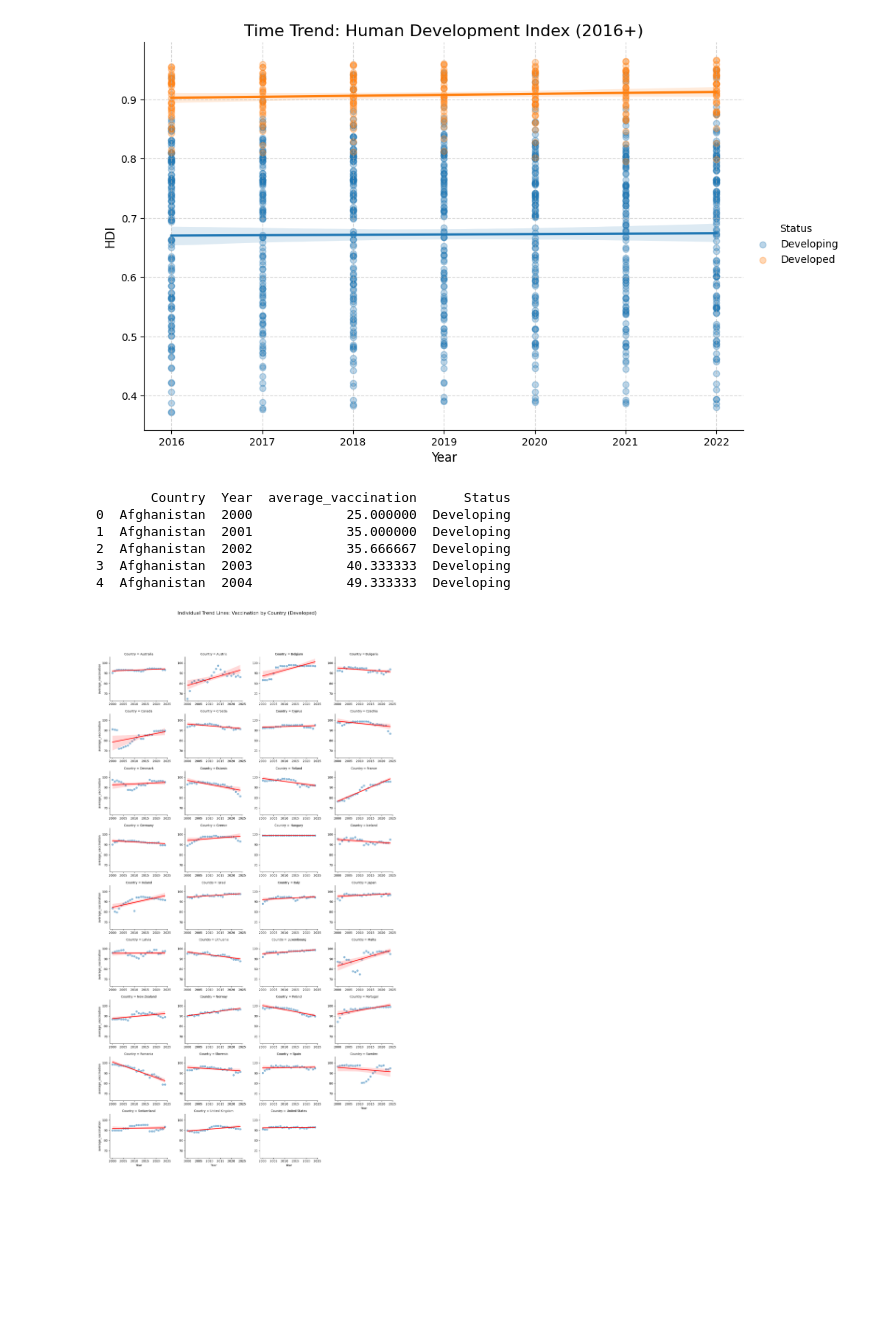
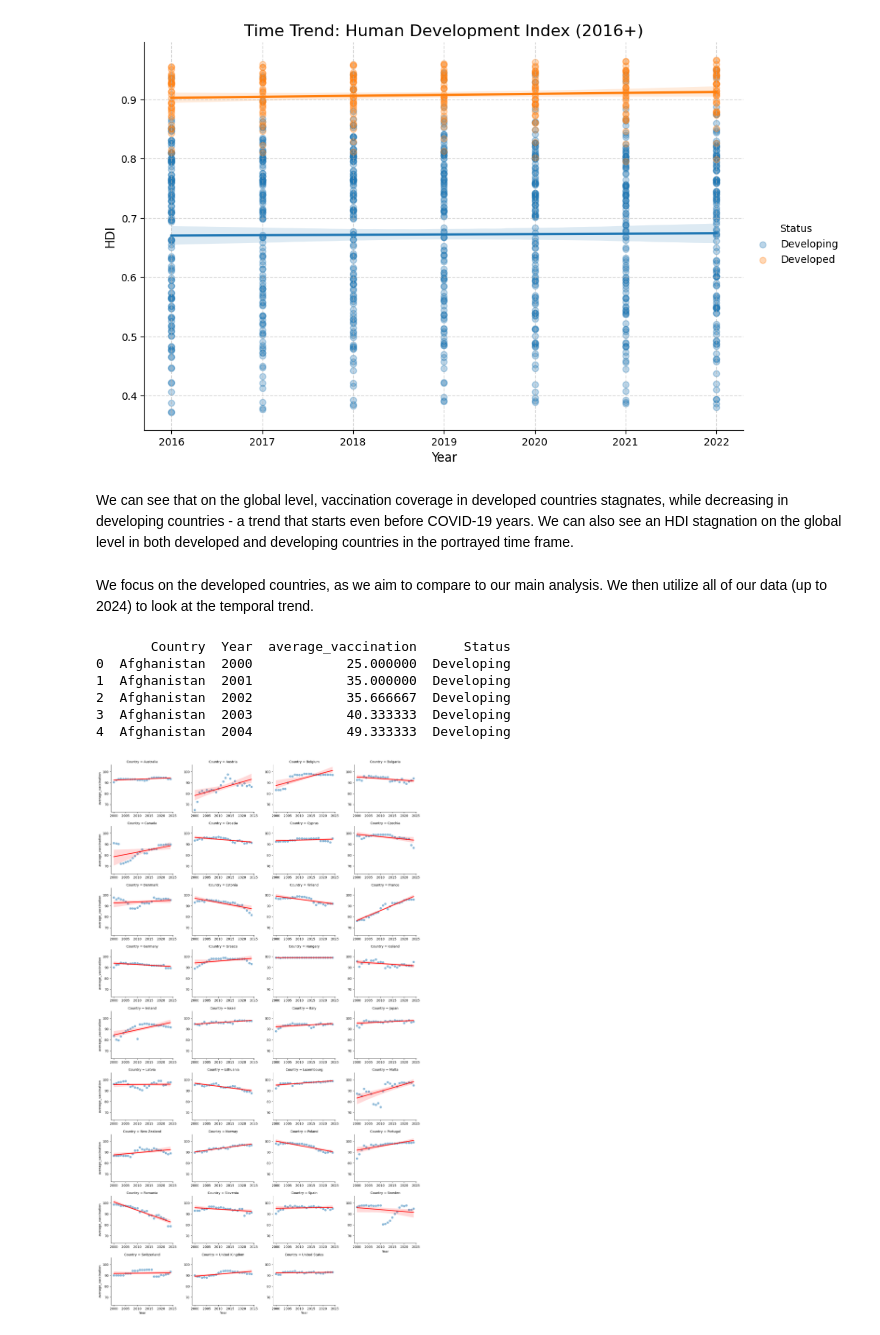
Before and after one commit to ShazaAbdallah/Data-management-236003, a Jupyter notebook: Project/project-updated.ipynb, the cells around one changed output. Cells and saved outputs as stored; diff of their text form; code cells hidden in the pictures; blank space fills up the shorter version.

```diff
--- a/Project/project-updated.ipynb
+++ b/Project/project-updated.ipynb
@@ -356,6 +395,4 @@ plt.show()
 # %%
-import os
-
 file_map = {
     'DTP3.csv': 'DTP3',
     'HepB3.csv': 'HepB3',
@@ -366,14 +403,10 @@ file_map = {
 final_df = None
 
 for filename, vacc_name in file_map.items():
-    # Check if file exists to prevent errors
     if os.path.exists(filename):
-        print(f"Processing {filename}...")
-
-        # 2. READ THE NEW RAW DATA
         temp_df = pd.read_csv(filename)
 
-        # 3. SELECT & RENAME COLUMNS
+        # SELECT & RENAME COLUMNS
         # The new WHO files use specific column headers:
         # 'Location' -> Country
         # 'Period'   -> Year
@@ -381,8 +414,7 @@ for filename, vacc_name in file_map.items():
         df_clean = temp_df[['Location', 'Period', 'FactValueNumeric']].copy()
         df_clean.columns = ['Country', 'Year', vacc_name]
 
-        # 4. STANDARDISATION FIXES (Crucial for merging!)
-        # Fix "United States" so it matches your other datasets
+        # Country name fixes
         df_clean['Country'] = df_clean['Country'].replace(
             "United States of America", "United States"
         )
@@ -390,27 +422,19 @@ for filename, vacc_name in file_map.items():
             "United Kingdom of Great Britain and Northern Ireland", "United Kingdom"
         )
 
-        # Add other renames here if needed (e.g., "Bolivia (Plurinational State of)" -> "Bolivia")
-
-        # 5. MERGE
+        # Merge
         if final_df is None:
             final_df = df_clean
         else:
-            # Outer join ensures we keep all data even if years/countries don't match perfectly
-            final_df = pd.merge(final_df, df_clean, on=['Country', 'Year'], how='outer')
+            final_df = pd.merge(final_df, df_clean, on=['Country', 'Year'], how='inner')
 
-# 6. FINALIZE
 if final_df is not None:
     # Sort by Country and Year
     final_df = final_df.sort_values(['Country', 'Year']).reset_index(drop=True)
 
-    # Calculate Average Vaccination (optional, if you have multiple vaccines)
+    # Calculate Average Vaccination Rates
     vaccine_cols = list(file_map.values())
     final_df['average_vaccination'] = final_df[vaccine_cols].replace(0, np.nan).mean(axis=1)
 
-    print("\nSuccess! Data Preview:")
     print(final_df.head())
-    print(f"Years covered: {final_df['Year'].min()} to {final_df['Year'].max()}")
-else:
-    print("No files processed. Check your filenames.")
 # %% [output]
@@ -589,6 +583,11 @@ plt.show()
 # %% [output]
 [figure]
 [figure]
+# %% [markdown]
+We can see that on the global level, vaccination coverage in developed countries stagnates, while decreasing in developing countries - a trend that starts even before COVID-19 years.
+We can also see an HDI stagnation on the global level in both developed and developing countries in the portrayed time frame.
+# %% [markdown]
+We focus on the developed countries, as we aim to compare to our main analysis. We then utilize all of our data (up to 2024) to look at the temporal trend.
 # %%
 df_status = df[['Country', 'Status']].drop_duplicates()
 
@@ -611,33 +610,27 @@ print(df_all_years_with_status.head())
 3  Afghanistan  2003            40.333333  Developing
 4  Afghanistan  2004            49.333333  Developing
 # %%
-import matplotlib.pyplot as plt
-import seaborn as sns
-import numpy as np
-
 df_developed = df_all_years_with_status[df_all_years_with_status['Status'] == 'Developed'].copy()
-df_developed['average_vaccination'] = df_developed['average_vaccination'].replace(0, np.nan)
 
 g = sns.lmplot(
     data=df_developed,
     x='Year',
     y='average_vaccination',
     col='Country',
     col_wrap=4,
     height=3,
     aspect=1.2,
     line_kws={'color': 'red'},
     scatter_kws={'alpha': 0.5}
 )
 
 
 for ax in g.axes.flatten():
     ax.tick_params(labelbottom=True, labelleft=True)
 
 # Adjust title and spacing
 plt.subplots_adjust(top=0.9, hspace=0.3, wspace=0.3)
-plt.suptitle('Individual Trend Lines: Vaccination by Country (Developed)', fontsize=16)
 plt.show()
 # %% [output]
-[figure, old version]
+[figure, new version]
 # %% [markdown]
```
Also changed, not shown: parts of 41 cells of this notebook.
